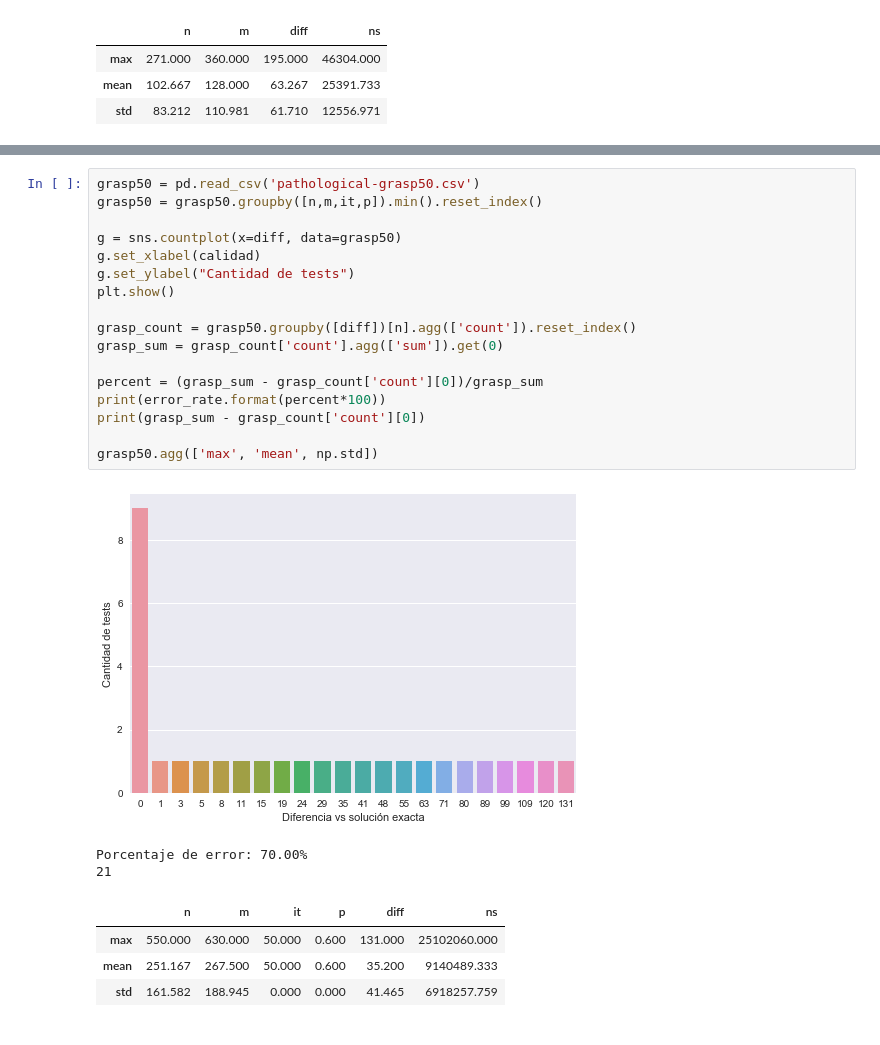
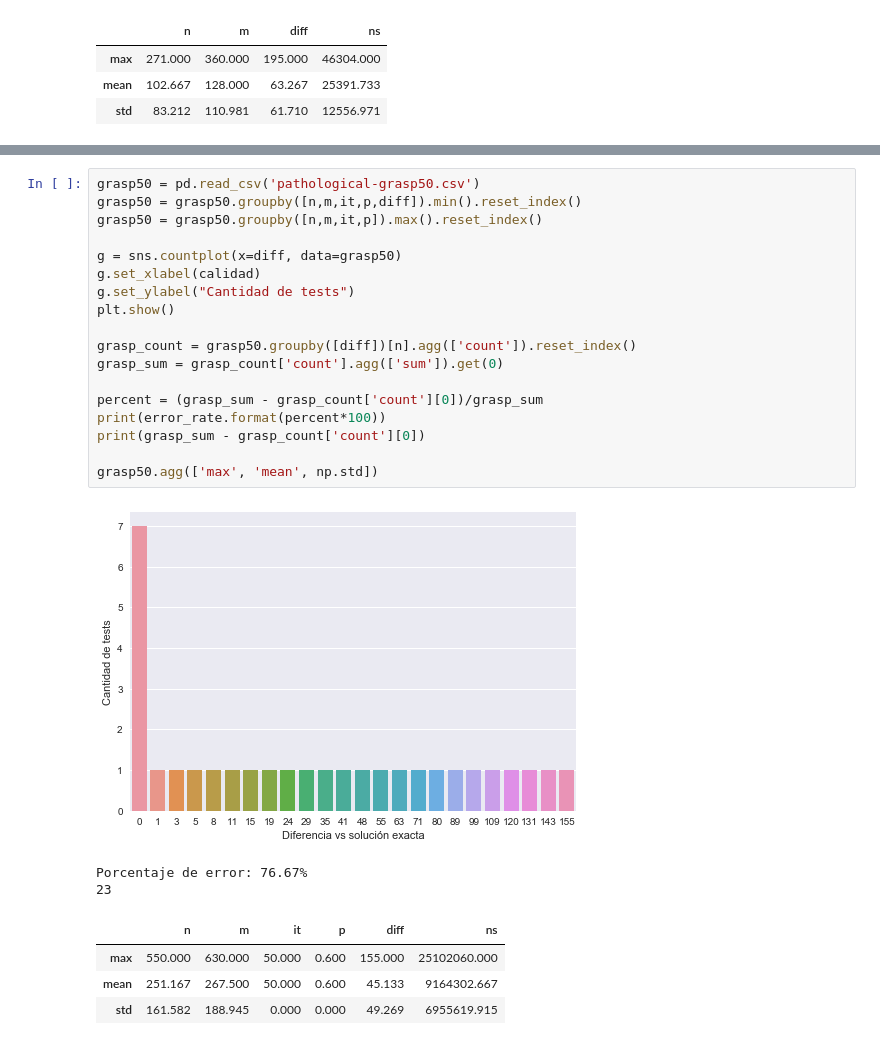
Before and after one commit to ZebaSz/algo3-tp3, a Jupyter notebook: informe/data/pathological/Pathological.ipynb, the cells around one changed output, grey strips where cells are left out. Saved outputs shown, nothing was run; the diff lists cells and outputs as text.

Commit message:
Arreglar error con analisis grasp

```diff
--- a/informe/data/pathological/Pathological.ipynb
+++ b/informe/data/pathological/Pathological.ipynb
@@ -160,25 +162,26 @@ grasp2_test
 # %%
 grasp50 = pd.read_csv('pathological-grasp50.csv')
-grasp50 = grasp50.groupby([n,m,it,p]).min().reset_index()
+grasp50 = grasp50.groupby([n,m,it,p,diff]).min().reset_index()
+grasp50 = grasp50.groupby([n,m,it,p]).max().reset_index()
 
 g = sns.countplot(x=diff, data=grasp50)
 g.set_xlabel(calidad)
 g.set_ylabel("Cantidad de tests")
 plt.show()
 
 grasp_count = grasp50.groupby([diff])[n].agg(['count']).reset_index()
 grasp_sum = grasp_count['count'].agg(['sum']).get(0)
 
 percent = (grasp_sum - grasp_count['count'][0])/grasp_sum
 print(error_rate.format(percent*100))
 print(grasp_sum - grasp_count['count'][0])
 
 grasp50.agg(['max', 'mean', np.std])
 # %% [output]
-[figure, old version]
+[figure, new version]
-Porcentaje de error: 70.00%
-21
+Porcentaje de error: 76.67%
+23
 |  | n | m | it | p | diff | ns |
-| max | 550.000 | 630.000 | 50.000 | 0.600 | 131.000 | 25102060.000 |
-| mean | 251.167 | 267.500 | 50.000 | 0.600 | 35.200 | 9140489.333 |
-| std | 161.582 | 188.945 | 0.000 | 0.000 | 41.465 | 6918257.759 |
+| max | 550.000 | 630.000 | 50.000 | 0.600 | 155.000 | 25102060.000 |
+| mean | 251.167 | 267.500 | 50.000 | 0.600 | 45.133 | 9164302.667 |
+| std | 161.582 | 188.945 | 0.000 | 0.000 | 49.269 | 6955619.915 |
```
Also changed, not shown: parts of 5 cells of this notebook, 5 other files.
